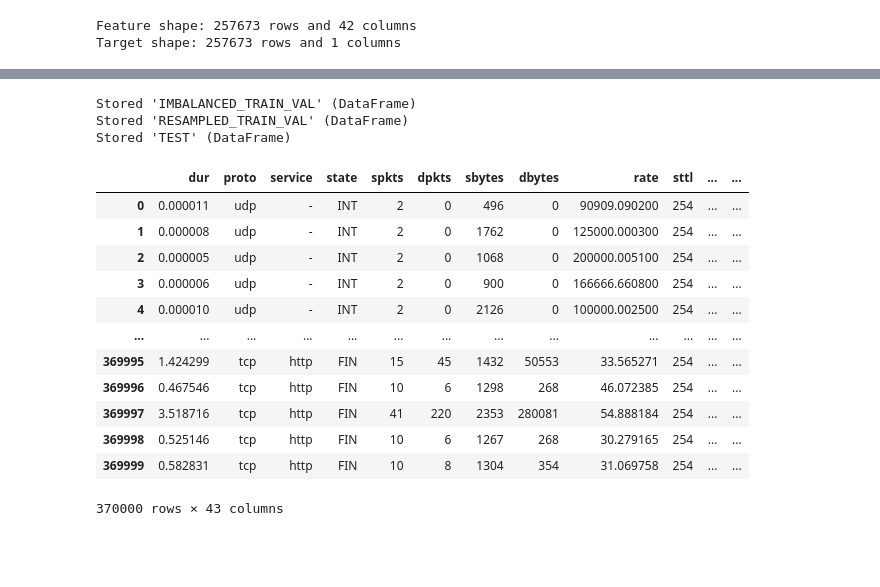
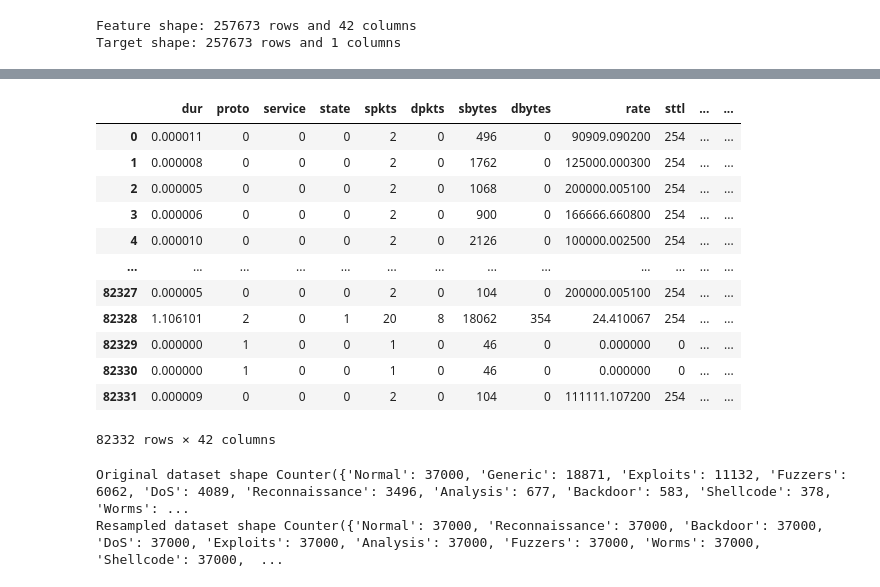
Before and after one commit to deen-g/nids-hp, a Jupyter notebook: NID/1-OVERVIEW.ipynb, the cells around one changed output, grey strips where cells are left out. Saved outputs shown, nothing was run; the diff lists cells and outputs as text; code cells hidden in the pictures; blank space fills up the shorter version.

```diff
--- a/NID/1-OVERVIEW.ipynb
+++ b/NID/1-OVERVIEW.ipynb
@@ -221,27 +131,0 @@ alt.Chart(target_table, title="Categories of target column in train val (attack
-# %%
-IMBALANCED_TRAIN_VAL =imbalanced_train_val
-RESAMPLED_TRAIN_VAL =resampled_train_val
-TEST=test
-%store IMBALANCED_TRAIN_VAL
-%store RESAMPLED_TRAIN_VAL
-%store TEST
-# %% [output]
-Stored 'IMBALANCED_TRAIN_VAL' (DataFrame)
-Stored 'RESAMPLED_TRAIN_VAL' (DataFrame)
-Stored 'TEST' (DataFrame)
-# %%
-resampled_train_val
-# %% [output]
-|  | dur | proto | service | state | spkts | dpkts | sbytes | dbytes | rate | sttl | ... | ... |
-| 0 | 0.000011 | udp | - | INT | 2 | 0 | 496 | 0 | 90909.090200 | 254 | ... | ... |
-| 1 | 0.000008 | udp | - | INT | 2 | 0 | 1762 | 0 | 125000.000300 | 254 | ... | ... |
-| 2 | 0.000005 | udp | - | INT | 2 | 0 | 1068 | 0 | 200000.005100 | 254 | ... | ... |
-| 3 | 0.000006 | udp | - | INT | 2 | 0 | 900 | 0 | 166666.660800 | 254 | ... | ... |
-| 4 | 0.000010 | udp | - | INT | 2 | 0 | 2126 | 0 | 100000.002500 | 254 | ... | ... |
-| ... | ... | ... | ... | ... | ... | ... | ... | ... | ... | ... | ... | ... |
-| 369995 | 1.424299 | tcp | http | FIN | 15 | 45 | 1432 | 50553 | 33.565271 | 254 | ... | ... |
-| 369996 | 0.467546 | tcp | http | FIN | 10 | 6 | 1298 | 268 | 46.072385 | 254 | ... | ... |
-| 369997 | 3.518716 | tcp | http | FIN | 41 | 220 | 2353 | 280081 | 54.888184 | 254 | ... | ... |
-| 369998 | 0.525146 | tcp | http | FIN | 10 | 6 | 1267 | 268 | 30.279165 | 254 | ... | ... |
-| 369999 | 0.582831 | tcp | http | FIN | 10 | 8 | 1304 | 354 | 31.069758 | 254 | ... | ... |
-370000 rows × 43 columns
@@ -247,0 +139,49 @@ resampled_train_val
+# %%
+# # create balansed dataset from previous dataset using the
+# fuction defined above
+# however using smote imalance data generates an error
+# so the solution was to
+# 1: define a variable to hold all dtype features in this case
+# 3 types as defined cell 13 above
+_uniques={}
+#2: seperate the string features from the remening feature columne
+string_features = features_col['object']
+# initialise the datafraime thasat holdes all the feture dataset
+# on both input and result
+_df=_features.copy()
+encoded_df=_features.copy()
+# string_df are dataset containing the string type
+string_df=_df[string_features]
+#3: itterate on the string_features defined above to convert all
+# dataset of type object to number using factorize.
+for n in string_features:
+    codes, uniques = pd.factorize(string_df[n])
+    _uniques[n]=uniques
+    string_df[n]=codes
+# replace the type objet to the factorise data
+encoded_df[string_features]=string_df
+encoded_df
+# %% [output]
+|  | dur | proto | service | state | spkts | dpkts | sbytes | dbytes | rate | sttl | ... | ... |
+| 0 | 0.000011 | 0 | 0 | 0 | 2 | 0 | 496 | 0 | 90909.090200 | 254 | ... | ... |
+| 1 | 0.000008 | 0 | 0 | 0 | 2 | 0 | 1762 | 0 | 125000.000300 | 254 | ... | ... |
+| 2 | 0.000005 | 0 | 0 | 0 | 2 | 0 | 1068 | 0 | 200000.005100 | 254 | ... | ... |
+| 3 | 0.000006 | 0 | 0 | 0 | 2 | 0 | 900 | 0 | 166666.660800 | 254 | ... | ... |
+| 4 | 0.000010 | 0 | 0 | 0 | 2 | 0 | 2126 | 0 | 100000.002500 | 254 | ... | ... |
+| ... | ... | ... | ... | ... | ... | ... | ... | ... | ... | ... | ... | ... |
+| 82327 | 0.000005 | 0 | 0 | 0 | 2 | 0 | 104 | 0 | 200000.005100 | 254 | ... | ... |
+| 82328 | 1.106101 | 2 | 0 | 1 | 20 | 8 | 18062 | 354 | 24.410067 | 254 | ... | ... |
+| 82329 | 0.000000 | 1 | 0 | 0 | 1 | 0 | 46 | 0 | 0.000000 | 0 | ... | ... |
+| 82330 | 0.000000 | 1 | 0 | 0 | 1 | 0 | 46 | 0 | 0.000000 | 0 | ... | ... |
+| 82331 | 0.000009 | 0 | 0 | 0 | 2 | 0 | 104 | 0 | 111111.107200 | 254 | ... | ... |
+82332 rows × 42 columns
+# %%
+# based on the above
+# all dataset has been converted in to integer and float
+# and can be resampled now
+print('Original dataset shape %s' % Counter(_target))
+_features_res,_target_res=balance_dataset(encoded_df,_target)
+print('Resampled dataset shape %s' % Counter(_target_res))
+# %% [output]
+Original dataset shape Counter({'Normal': 37000, 'Generic': 18871, 'Exploits': 11132, 'Fuzzers': 6062, 'DoS': 4089, 'Reconnaissance': 3496, 'Analysis': 677, 'Backdoor': 583, 'Shellcode': 378, 'Worms': ...
+Resampled dataset shape Counter({'Normal': 37000, 'Reconnaissance': 37000, 'Backdoor': 37000, 'DoS': 37000, 'Exploits': 37000, 'Analysis': 37000, 'Fuzzers': 37000, 'Worms': 37000, 'Shellcode': 37000,  ...
```
Also changed, not shown: parts of 24 cells of this notebook, 4 other files.
